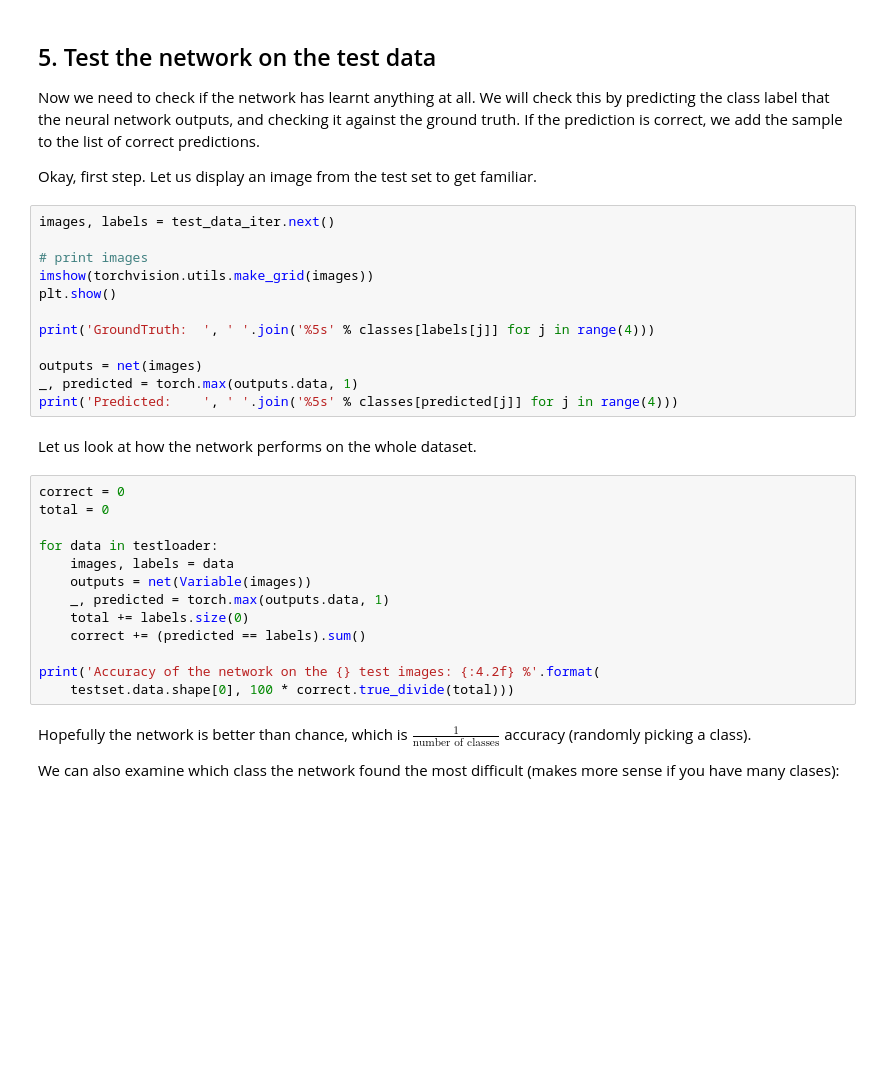
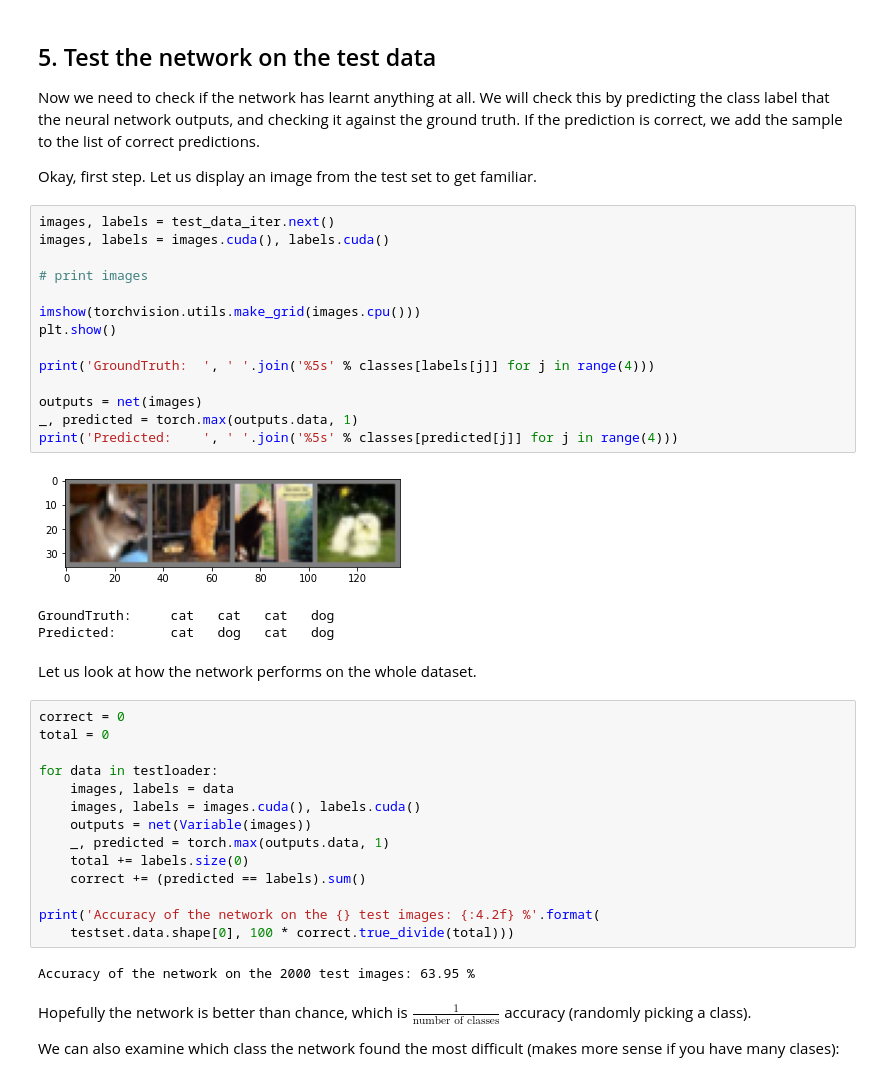
Before and after one commit to Carditis/02456-deep-learning-with-PyTorch, a Jupyter notebook: 4_Convolutional/4.3-EXE-CIFAR-10.ipynb, the cells around one changed output. Cells and saved outputs as stored; diff of their text form; blank space fills up the shorter version.

```diff
--- a/4_Convolutional/4.3-EXE-CIFAR-10.ipynb
+++ b/4_Convolutional/4.3-EXE-CIFAR-10.ipynb
@@ -282,16 +317,22 @@ If the prediction is correct, we add the sample to the list of correct predictio
 Okay, first step. Let us display an image from the test set to get familiar.
 # %%
 images, labels = test_data_iter.next()
+images, labels = images.cuda(), labels.cuda()
 
 # print images
-imshow(torchvision.utils.make_grid(images))
+
+imshow(torchvision.utils.make_grid(images.cpu()))
 plt.show()
 
 print('GroundTruth:  ', ' '.join('%5s' % classes[labels[j]] for j in range(4)))
 
 outputs = net(images)
 _, predicted = torch.max(outputs.data, 1)
 print('Predicted:    ', ' '.join('%5s' % classes[predicted[j]] for j in range(4)))
+# %% [output]
+[figure, added]
+GroundTruth:     cat   cat   cat   dog
+Predicted:       cat   dog   cat   dog
 # %% [markdown]
 Let us look at how the network performs on the whole dataset.
 # %%
@@ -300,6 +341,7 @@ total = 0
 
 for data in testloader:
     images, labels = data
+    images, labels = images.cuda(), labels.cuda()
     outputs = net(Variable(images))
     _, predicted = torch.max(outputs.data, 1)
     total += labels.size(0)
@@ -307,6 +349,8 @@ for data in testloader:
 
 print('Accuracy of the network on the {} test images: {:4.2f} %'.format(
     testset.data.shape[0], 100 * correct.true_divide(total)))
+# %% [output]
+Accuracy of the network on the 2000 test images: 63.95 %
 # %% [markdown]
 Hopefully the network is better than chance, which is $\frac{1}{\text{number of classes}}$ accuracy (randomly picking
 a class).
```
Also changed, not shown: parts of 4 cells of this notebook, 1 other file.
